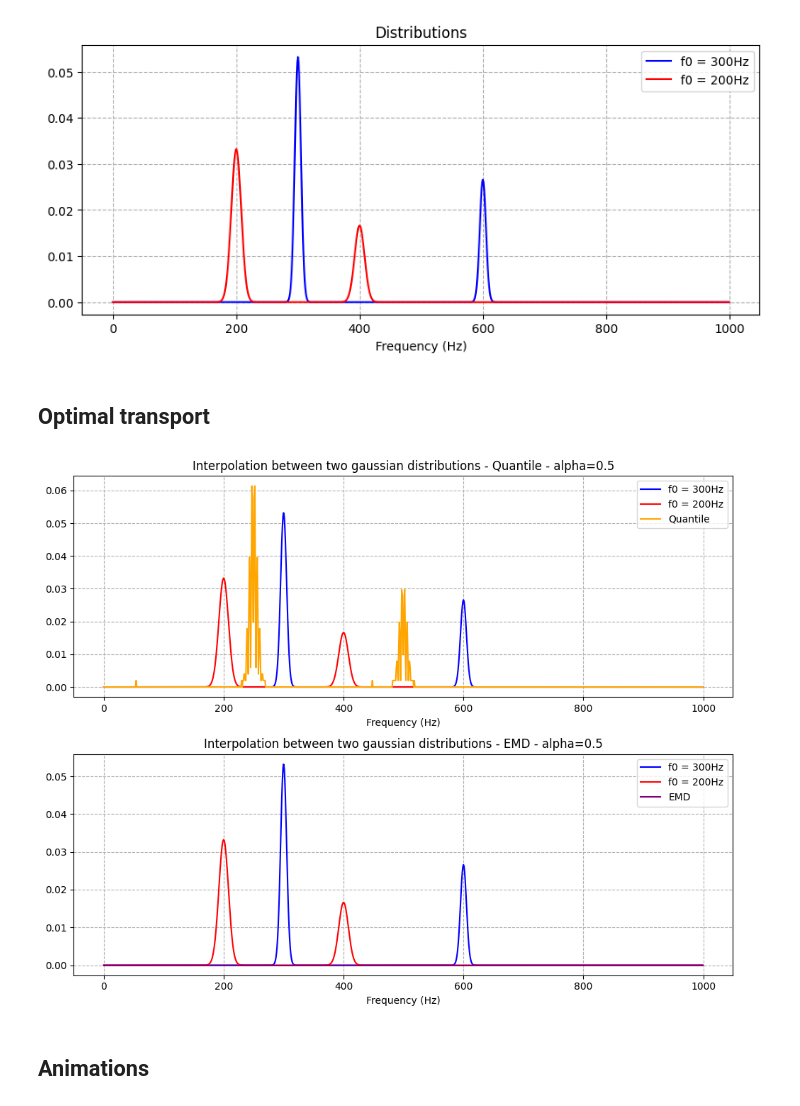
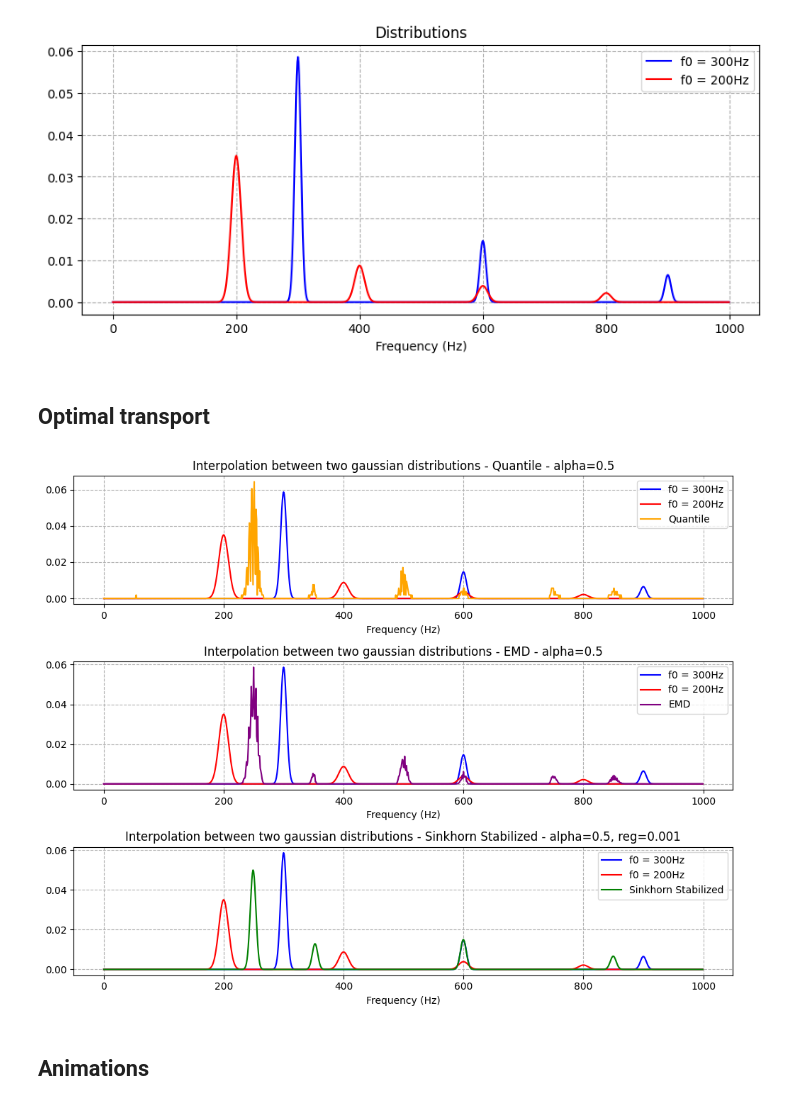
Before and after one commit to zaquastier/audio_1D_transport, a Jupyter notebook: ot_gaussians.ipynb, the cells around one changed output. Drawn from its saved outputs; the diff is of its cells as text; code cells hidden in the pictures.

```diff
--- a/ot_gaussians.ipynb
+++ b/ot_gaussians.ipynb
@@ -15,12 +15,10 @@ gaussian_s1 = gaussian_size * 0.005
 gaussian_s2 = gaussian_size * 0.008
 
 # Gaussian distributions
-gaussian_1 = ot.datasets.make_1D_gauss(gaussian_size, m=gaussian_f1, s=gaussian_s1) + 0.5 * ot.datasets.make_1D_gauss(gaussian_size, m=gaussian_f1*2, s=gaussian_s1)
-gaussian_1 = gaussian_1 / np.sum(gaussian_1)
-gaussian_2 = ot.datasets.make_1D_gauss(gaussian_size, m=gaussian_f2, s=gaussian_s2) + 0.5 * ot.datasets.make_1D_gauss(gaussian_size, m=gaussian_f2*2, s=gaussian_s2)
-gaussian_2 = gaussian_2 / np.sum(gaussian_2)
+gaussian_1 = natural_gaussian(gaussian_f1, gaussian_s1, gaussian_size)
+gaussian_2 = natural_gaussian(gaussian_f2, gaussian_s2, gaussian_size)
 
-frequency = np.arange(gaussian_size)
+frequency = np.arange(gaussian_size, dtype=np.float64)
 
 plt.figure(figsize=[10, 4])
 
@@ -35,7 +33,7 @@ plt.legend()
 
 plt.show()
 # %% [output]
-[figure, old version]
+[figure, new version]
 # %% [markdown]
 ## Optimal transport
 # %%
@@ -50,33 +48,48 @@ gaussian_quantile_interpolation = quantile_optimal_transport(gaussian_1, gaussia
 # EMD
 
 gaussian_emd_interpolation = emd_optimal_transport(frequency, gaussian_1, gaussian_2, alpha=alpha)
+
+# ot.bregman.sinkhorn_stabilized
+
+reg = 1e-3
+gaussian_ss_interpolation = sinkhorn_stabilized_optimal_transport(gaussian_1, gaussian_2, alpha=alpha, reg=reg)
 # %%
 plt.figure(figsize=[10, 8])  # Increase figure size to accommodate both subplots
 
 # First subplot for A, C, and quantile interpolation
-plt.subplot(2, 1, 1)  # 2 rows, 1 column, first plot
+plt.subplot(3, 1, 1)  # 2 rows, 1 column, first plot
 plt.plot(frequency, gaussian_1, label=f"f0 = {gaussian_f1:.0f}Hz", color='blue', linewidth=1.5)
 plt.plot(frequency, gaussian_2, label=f"f0 = {gaussian_f2:.0f}Hz", color='red', linewidth=1.5)
 plt.plot(frequency, gaussian_quantile_interpolation, label='Quantile', color="orange")
 plt.xlabel('Frequency (Hz)')
 plt.title(f'Interpolation between two gaussian distributions - Quantile - alpha={alpha}')
 plt.grid(True, which="both", ls="--")
 plt.legend()
 
 # Second subplot for A, C, and EMD interpolation
-plt.subplot(2, 1, 2)  # 2 rows, 1 column, second plot
+plt.subplot(3, 1, 2)  # 2 rows, 1 column, second plot
 plt.plot(frequency, gaussian_1, label=f"f0 = {gaussian_f1:.0f}Hz", color='blue', linewidth=1.5)
 plt.plot(frequency, gaussian_2, label=f"f0 = {gaussian_f2:.0f}Hz", color='red', linewidth=1.5)
 plt.plot(frequency, gaussian_emd_interpolation, label='EMD', color="purple")
 plt.xlabel('Frequency (Hz)')
 plt.title(f'Interpolation between two gaussian distributions - EMD - alpha={alpha}')
 plt.grid(True, which="both", ls="--")
 plt.legend()
 
+# Third subplot for A, C, and Sinkhorn Stabilized interpolation
+plt.subplot(3, 1, 3)  # 2 rows, 1 column, second plot
+plt.plot(frequency, gaussian_1, label=f"f0 = {gaussian_f1:.0f}Hz", color='blue', linewidth=1.5)
+plt.plot(frequency, gaussian_2, label=f"f0 = {gaussian_f2:.0f}Hz", color='red', linewidth=1.5)
+plt.plot(frequency, gaussian_ss_interpolation, label='Sinkhorn Stabilized', color="green")
+plt.xlabel('Frequency (Hz)')
+plt.title(f'Interpolation between two gaussian distributions - Sinkhorn Stabilized - alpha={alpha}, reg={reg}')
+plt.grid(True, which="both", ls="--")
+plt.legend()
+
 plt.tight_layout()  # Adjust the layout so the plots are neatly arranged
 plt.show()
 # %% [output]
-[figure, old version]
+[figure, new version]
 # %% [markdown]
 ## Animations
 # %%
```
Also changed, not shown: parts of 3 cells of this notebook, 10 other files.
